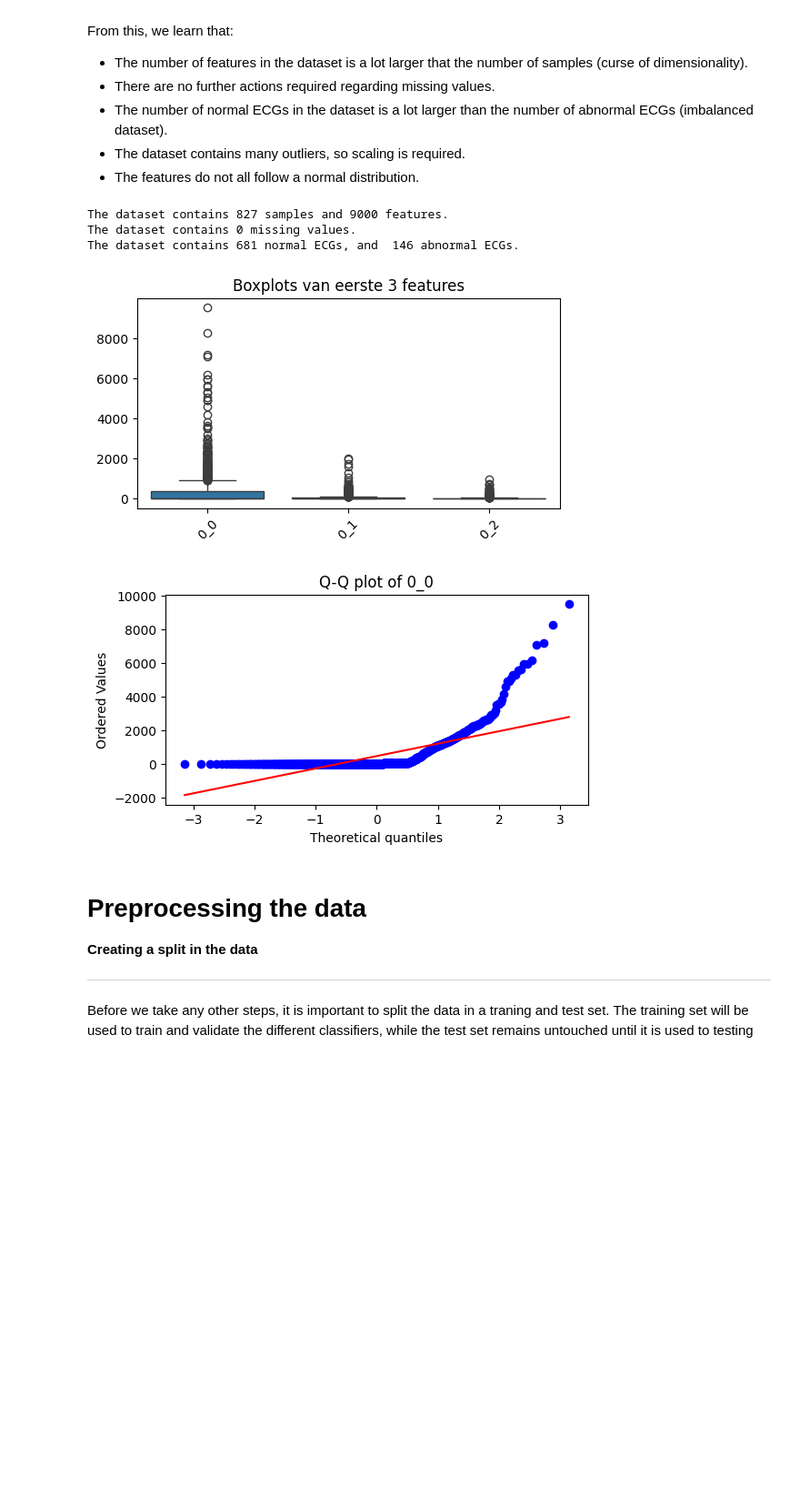
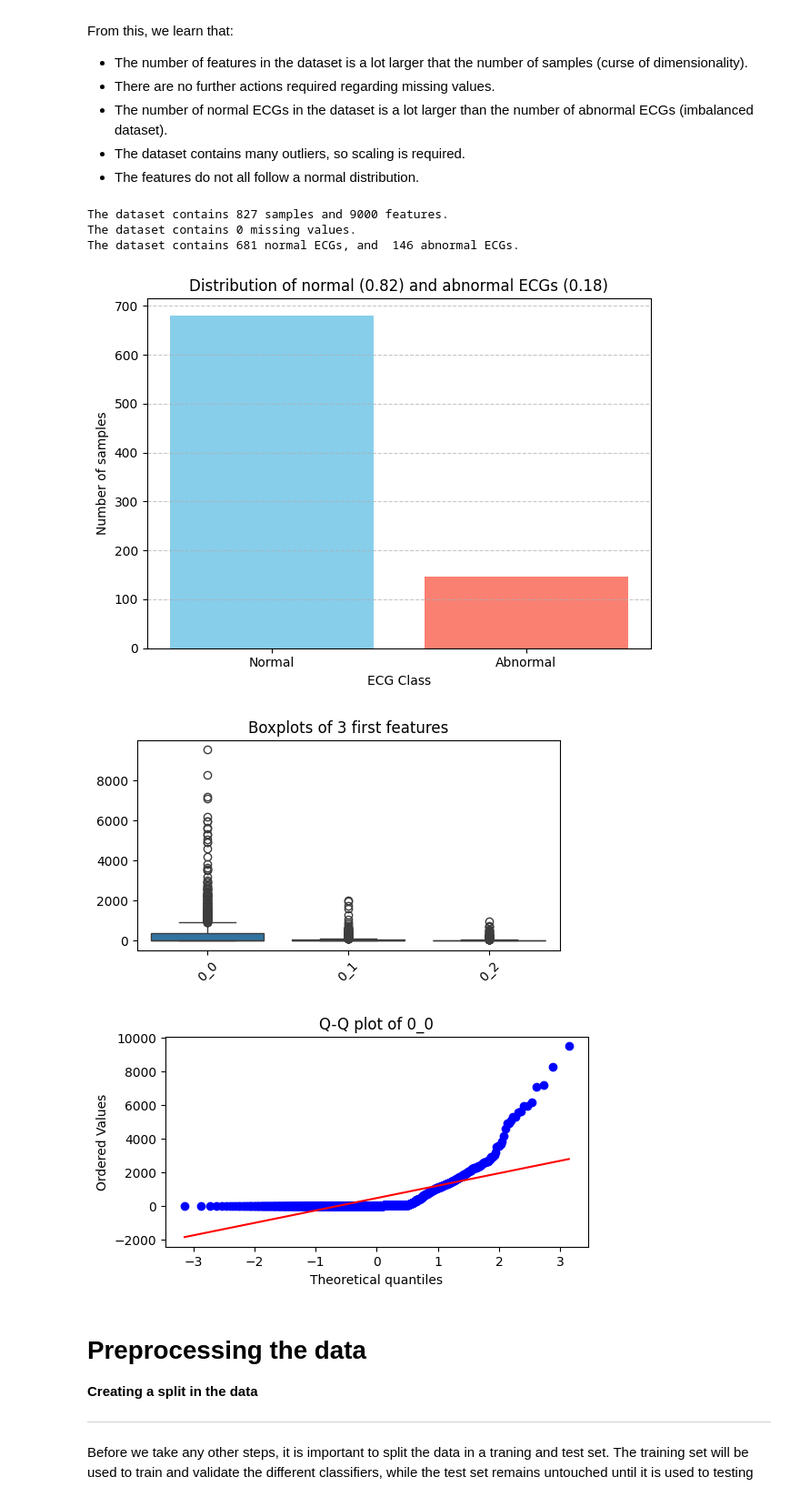
Before and after one commit to Ming842/TM10007_Machine_Learning_Group_4, a Jupyter notebook: final.ipynb, the cells around one changed output. Shown at 91% size. Cells and saved outputs as stored; diff of their text form; code cells hidden in the pictures; blank space fills up the shorter version.

```diff
--- a/final.ipynb
+++ b/final.ipynb
@@ -67,34 +61,49 @@ From this, we learn that:
 # %%
 # Samples and features
 print(f'The dataset contains {len(data.index)} samples and {len(data.columns)-1} features.')
 
 # Check for missing features
 missing_total = data.isnull().sum().sum() #sum of NaNs
 print (f'The dataset contains {(missing_total)} missing values.')
 
 # Check imbalance of the dataset
-print("The dataset contains",(data.iloc[:, -1] == 0).sum(), "normal ECGs, and ", (data.iloc[:, -1] == 1).sum(), "abnormal ECGs.")
+normal_count = (data.iloc[:, -1] == 0).sum()
+abnormal_count = (data.iloc[:, -1] == 1).sum()
+print("The dataset contains",normal_count, "normal ECGs, and ", abnormal_count, "abnormal ECGs.")
+total_class = normal_count + abnormal_count
+normal_ratio = normal_count / total_class
+abnormal_ratio = abnormal_count / total_class
 
-# Plot boxplots van de features
+# Plot imbalance of the dataset
+plt.bar(['Normal', 'Abnormal'], [normal_count, abnormal_count], color=['skyblue', 'salmon'])
+plt.xlabel('ECG Class')
+plt.ylabel('Number of samples')
+plt.title(f'Distribution of normal ({normal_ratio:.2f}) and abnormal ECGs ({abnormal_ratio:.2f})')
+plt.grid(axis='y', linestyle='--', alpha=0.7)
+plt.tight_layout()
+plt.show()
+
+# Plot boxplots of the features
 features = data.columns[:-1][:3]
 plt.figure(figsize=(6, 3))
 sns.boxplot(data=data[features])
-plt.title("Boxplots van eerste 3 features")
+plt.title("Boxplots of 3 first features")
 plt.xticks(rotation=45)
 plt.show()
 
 # Q-Q plot for one feature
 feature = data.columns[0]
 plt.figure(figsize=(6, 3))
 stats.probplot(data[feature], dist="norm", plot=plt)
 plt.title(f"Q-Q plot of {feature}")
 plt.show()
 # %% [output]
 The dataset contains 827 samples and 9000 features.
 The dataset contains 0 missing values.
 The dataset contains 681 normal ECGs, and  146 abnormal ECGs.
-[figure, old version]
+[figure, new version]
-[figure, old version]
+[figure, new version]
+[figure, added]
 # %% [markdown]
 # Preprocessing the data
 
```
Also changed, not shown: parts of 1 cell of this notebook.
